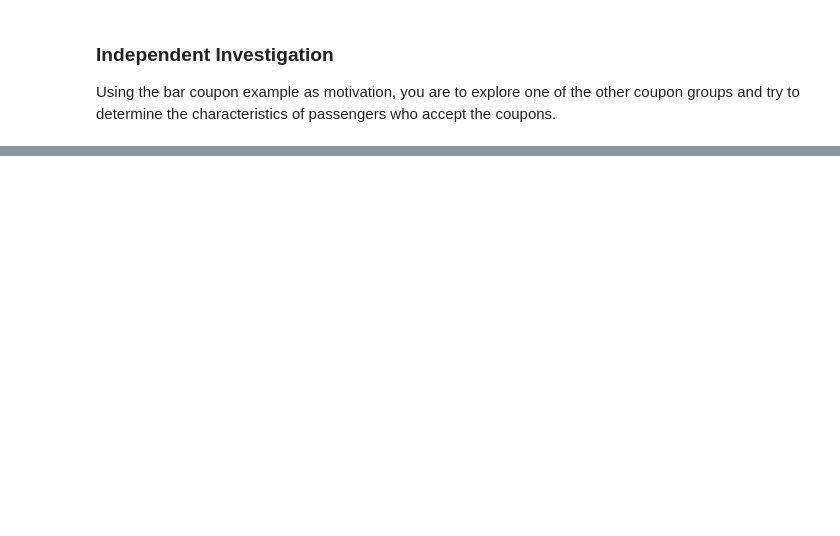
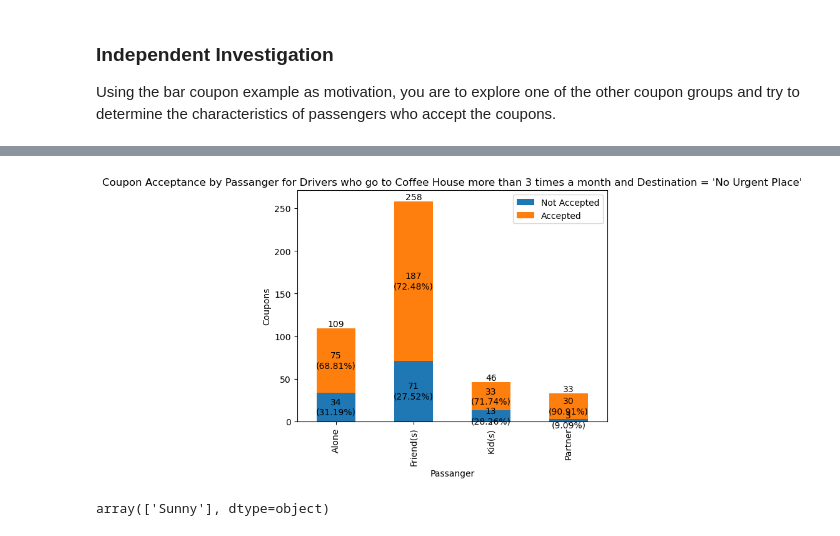
Before and after one commit to ShivaniD719/CouponAcceptance, a Jupyter notebook: prompt.ipynb, the cells around one changed output, grey strips where cells are left out. Saved outputs shown, nothing was run; the diff lists cells and outputs as text; code cells hidden in the pictures; blank space fills up the shorter version.

```diff
--- a/prompt.ipynb
+++ b/prompt.ipynb
@@ -320,0 +407,48 @@ Using the bar coupon example as motivation, you are to explore one of the other
+# %%
+#From above graph, it looks like 'Not Urgent Place' destination had the highest c
+#Visualize the ratio for each passanger category from Group 1 (Drivers who go to Coffee House more than 3 times a month, destination = No Urgent Place)
+group1 = coffeecoupons_moreThan3[coffeecoupons_moreThan3['destination'] == 'No Urgent Place']
+
+group2ByCoupon = group1.groupby('passanger').size()
+group2ByCouponNotAccepted = group1[group1['Y']==0].groupby('passanger').size()
+group2ByCouponAccepted = group1.groupby('passanger')['Y'].sum()
+
+df = pd.DataFrame({'Not Accepted': group2ByCouponNotAccepted, 'Accepted':group2ByCouponAccepted})
+
+# calculate the percent for each row
+per = df.div(group2ByCoupon, axis=0).mul(100).round(2)
+
+ax = df.plot(kind='bar', stacked=True)
+for c in ax.containers:
+ #   ax.bar_label(c, label_type='center')
+     # get the current segment label (a string); corresponds to column / legend
+    label = c.get_label()
+
+    # create custom labels with the bar height and the percent from the per column
+    # the column labels in per and dfp are int, so convert label to int
+    labels = [f'{int(v.get_height())}\n({row}%)' if v.get_height() > 0 else '' for v, row in zip(c, per[label])]
+
+    # add the annotation
+    ax.bar_label(c, labels=labels, label_type='center')
+
+
+totals = df.sum(axis=1)
+for i, total in enumerate(totals):
+    ax.text(i, total, str(total), ha='center', va='bottom')
+
+plt.xlabel('Passanger')
+plt.ylabel('Coupons')
+plt.title("Coupon Acceptance by Passanger for Drivers who go to Coffee House more than 3 times a month and Destination = 'No Urgent Place'")
+plt.show()
+# %% [output]
+[figure, added]
+# %%
+#From above graph, it looks like Passanger = 'Friend(s) have highest coupons.
+#Even though 'Partner' has hihgest percentage of acceptance, there are only 33 records with passanger = 'Partner' vs total 258 records with Passanger = 'Friend(s)'.
+#So will explore more with Passanger = 'Friend(s)'.
+
+#View distinct weather values from Group 2 (Drivers who go to Coffee House more than 3 times a month, destination = No Urgent Place, passanger = 'Friend(s)'
+group2 = group1[group1['passanger']=='Friend(s)']
+group2['weather'].unique()
+# %% [output]
+array(['Sunny'], dtype=object)
```
Also changed, not shown: parts of 16 cells of this notebook.
